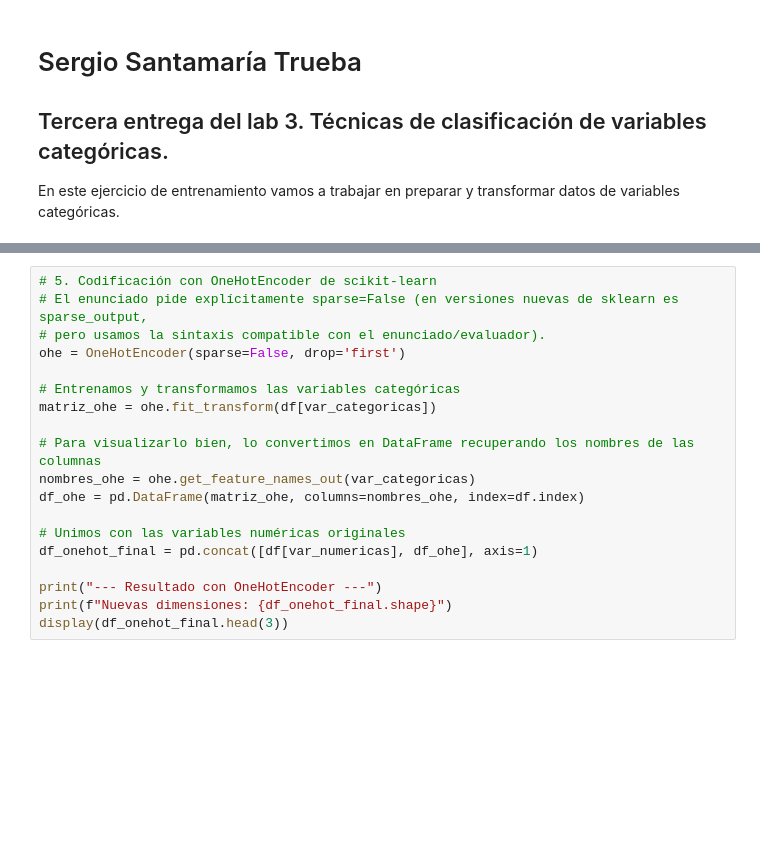
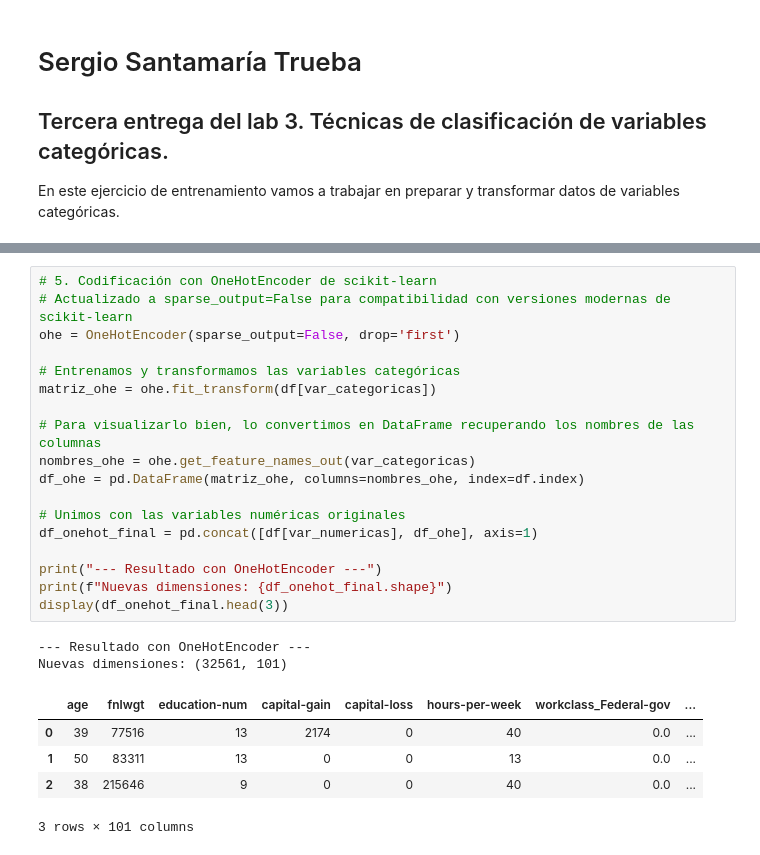
Before and after one commit to Sersantru/Lab3_3, a Jupyter notebook: machine_learning.ipynb, the cells around one changed output, grey strips where cells are left out. Drawn from its saved outputs; the diff is of its cells as text; blank space fills up the shorter version.

```diff
--- a/machine_learning.ipynb
+++ b/machine_learning.ipynb
@@ -87,22 +147,29 @@ display(df_dummies.head(3))
 # %%
 # 5. Codificación con OneHotEncoder de scikit-learn
-# El enunciado pide explícitamente sparse=False (en versiones nuevas de sklearn es sparse_output,
-# pero usamos la sintaxis compatible con el enunciado/evaluador).
-ohe = OneHotEncoder(sparse=False, drop='first')
+# Actualizado a sparse_output=False para compatibilidad con versiones modernas de scikit-learn
+ohe = OneHotEncoder(sparse_output=False, drop='first')
 
 # Entrenamos y transformamos las variables categóricas
 matriz_ohe = ohe.fit_transform(df[var_categoricas])
 
 # Para visualizarlo bien, lo convertimos en DataFrame recuperando los nombres de las columnas
 nombres_ohe = ohe.get_feature_names_out(var_categoricas)
 df_ohe = pd.DataFrame(matriz_ohe, columns=nombres_ohe, index=df.index)
 
 # Unimos con las variables numéricas originales
 df_onehot_final = pd.concat([df[var_numericas], df_ohe], axis=1)
 
 print("--- Resultado con OneHotEncoder ---")
 print(f"Nuevas dimensiones: {df_onehot_final.shape}")
 display(df_onehot_final.head(3))
+# %% [output]
+--- Resultado con OneHotEncoder ---
+Nuevas dimensiones: (32561, 101)
+|  | age | fnlwgt | education-num | capital-gain | capital-loss | hours-per-week | workclass_Federal-gov | ... |
+| 0 | 39 | 77516 | 13 | 2174 | 0 | 40 | 0.0 | ... |
+| 1 | 50 | 83311 | 13 | 0 | 0 | 13 | 0.0 | ... |
+| 2 | 38 | 215646 | 9 | 0 | 0 | 40 | 0.0 | ... |
+3 rows × 101 columns
 # %%
 # 6. Codificación con LabelEncoder de scikit-learn
 # LabelEncoder transforma cada categoría en un número entero (0, 1, 2...).
```
Also changed, not shown: parts of 6 cells of this notebook.
